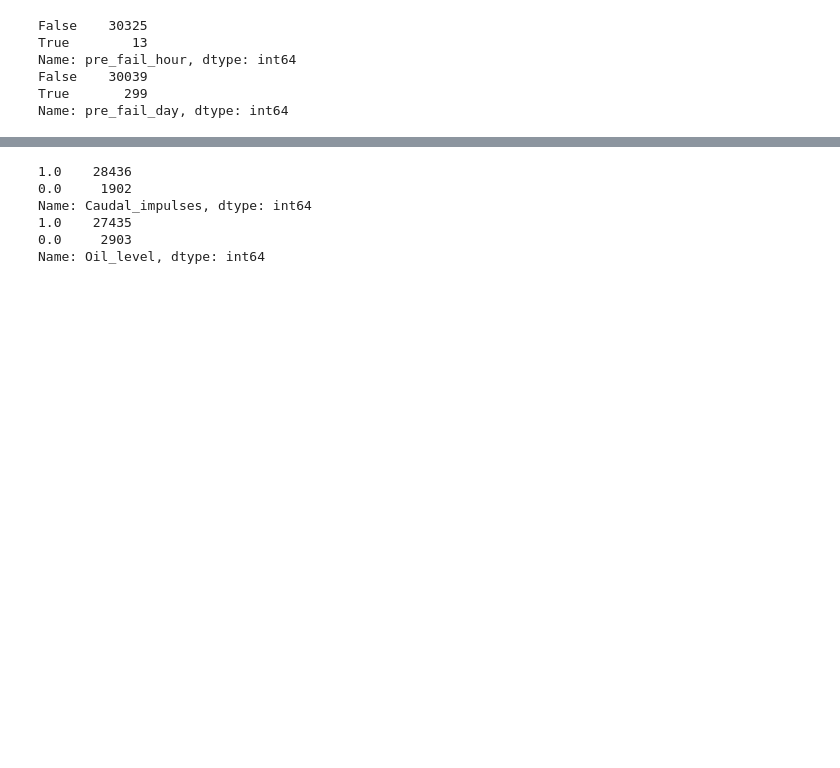
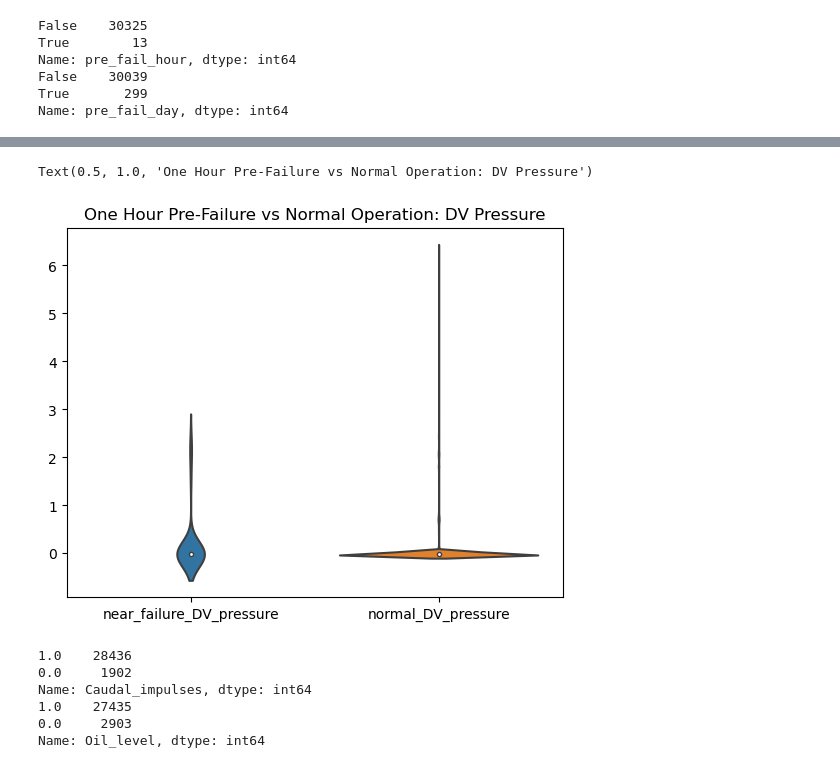
Before and after one commit to Dave-Codes/Predictive-Maintenance, a Jupyter notebook: predictive-maintenance-metropt-3.ipynb, the cells around one changed output, grey strips where cells are left out. Saved outputs shown, nothing was run; the diff lists cells and outputs as text; code cells hidden in the pictures; blank space fills up the shorter version.

```diff
--- a/predictive-maintenance-metropt-3.ipynb
+++ b/predictive-maintenance-metropt-3.ipynb
@@ -365,3 +413,11 @@ Text(0.5, 1.0, 'One Week Pre-Failure vs Normal Operation: Oil Temperature')
+# %%
+dv_data = {'near_failure_DV_pressure': hour_pre_fail_df['DV_pressure'], 'normal_DV_pressure': normal_op_df['DV_pressure']}
+DV_pressure_diff = pd.DataFrame(data=dv_data)
+# %%
+sns.violinplot(data=DV_pressure_diff, density_norm='count').set_title('One Hour Pre-Failure vs Normal Operation: DV Pressure')
+# %% [output]
+Text(0.5, 1.0, 'One Hour Pre-Failure vs Normal Operation: DV Pressure')
+[figure, added]
 # %%
 print(metro_df_large.Caudal_impulses.value_counts())
 print(metro_df_large.Oil_level.value_counts())
```
Also changed, not shown: parts of 12 cells of this notebook.
